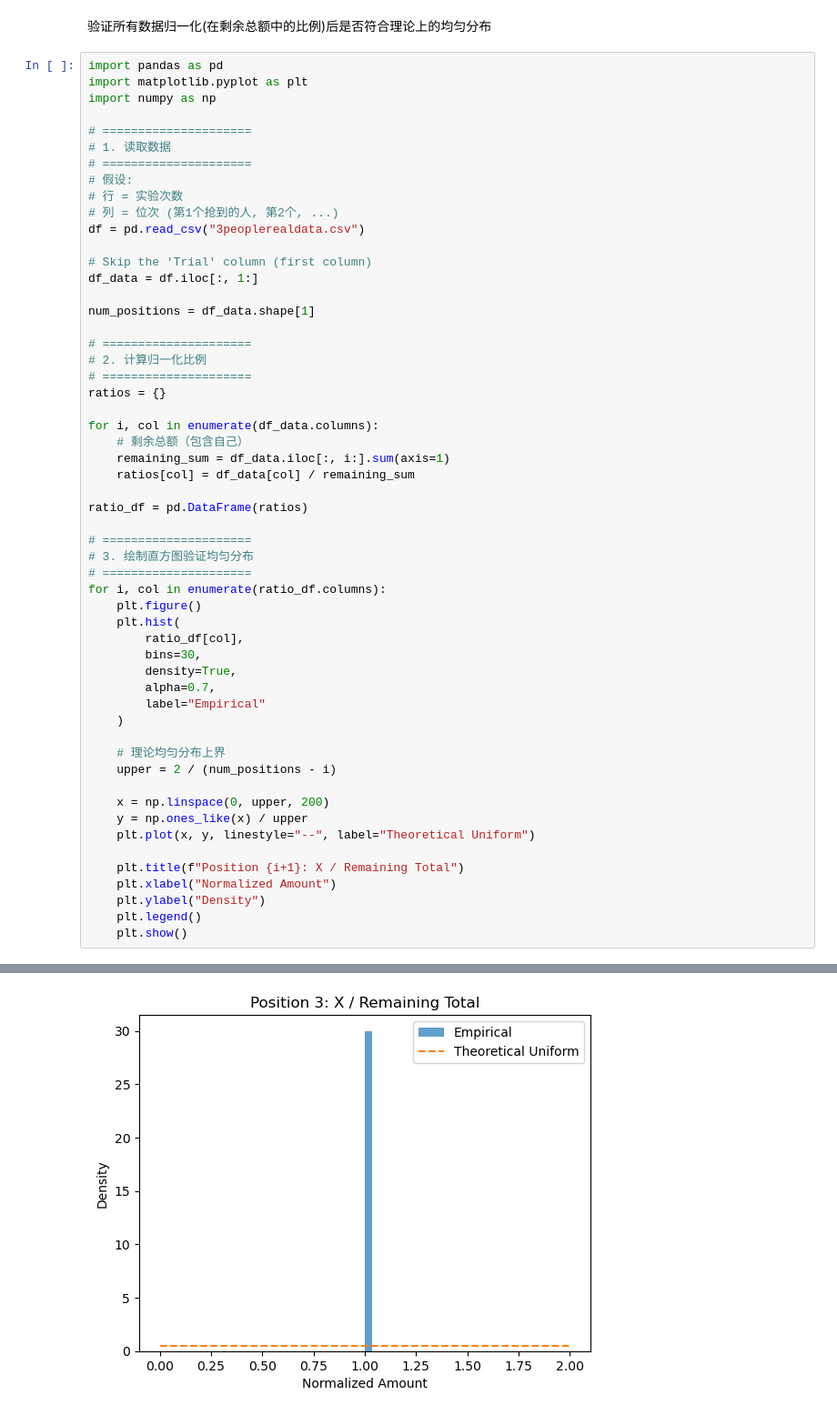
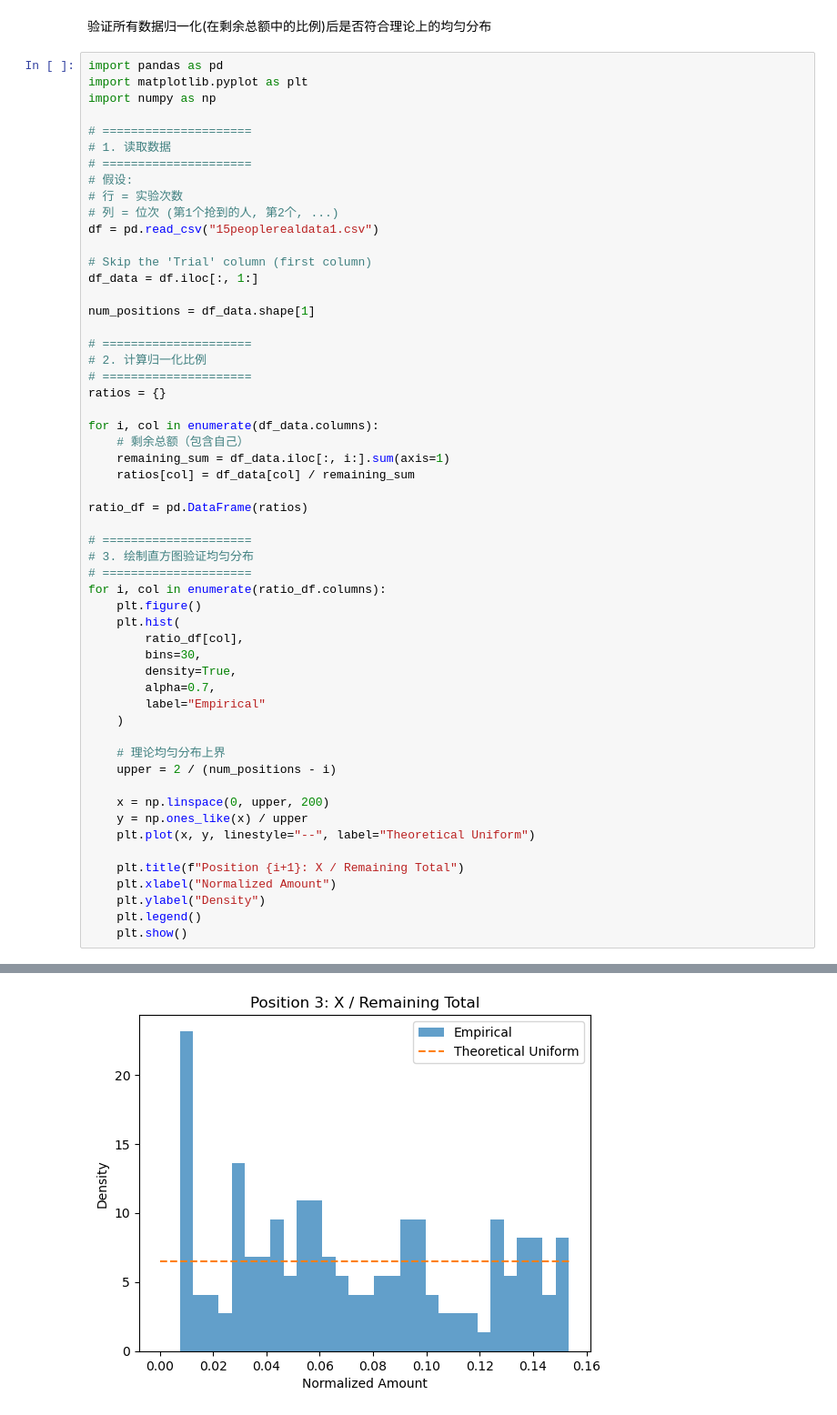
Before and after one commit to WjNaG2/SI140-RedEnvelope, a Jupyter notebook: verify.ipynb, the cells around one changed output, grey strips where cells are left out. Shown at 91% size. Saved outputs shown, nothing was run; the diff lists cells and outputs as text.

```diff
--- a/verify.ipynb
+++ b/verify.ipynb
@@ -11,7 +11,7 @@ import numpy as np
 # 假设:
 # 行 = 实验次数
 # 列 = 位次 (第1个抢到的人, 第2个, ...)
-df = pd.read_csv("3peoplerealdata.csv")
+df = pd.read_csv("15peoplerealdata1.csv")
 
 # Skip the 'Trial' column (first column)
 df_data = df.iloc[:, 1:]
@@ -61 +61 @@ for i, col in enumerate(ratio_df.columns):
-[figure, old version]
+[figure, new version]
```
Also changed, not shown: parts of 5 cells of this notebook.
